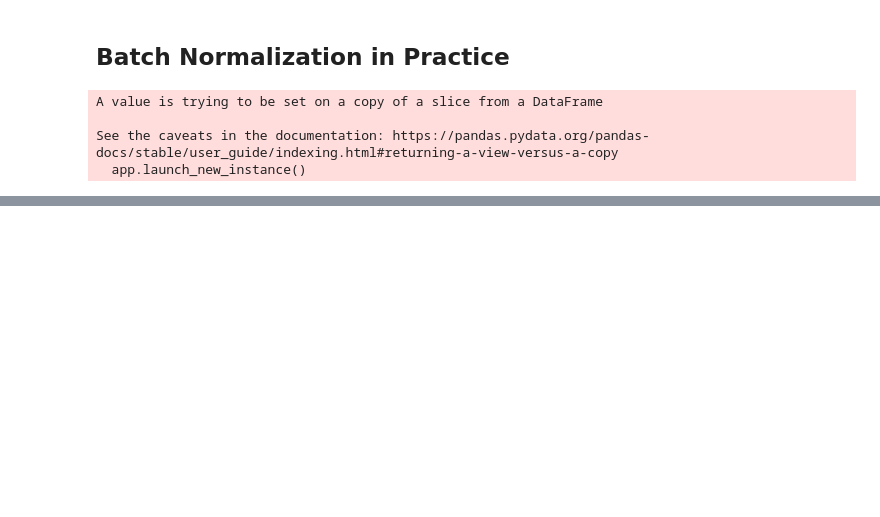
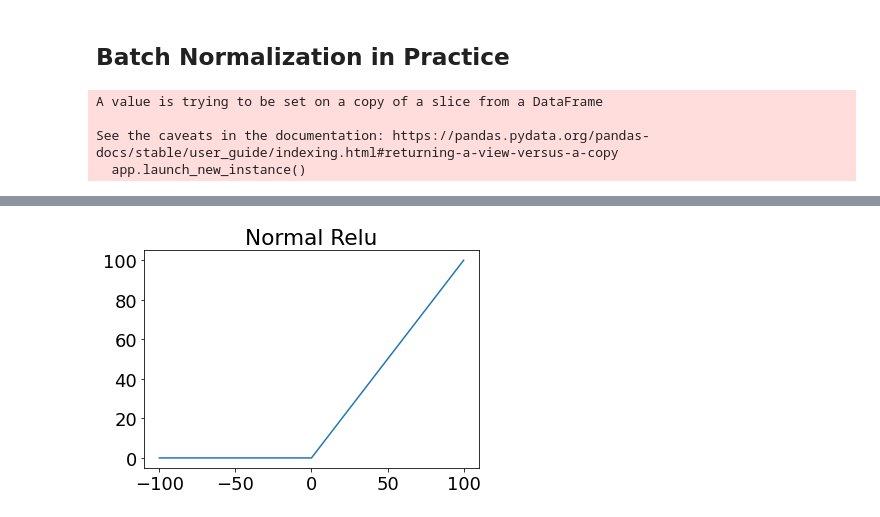
Before and after one commit to ashikshafi08/DUDL-Pytorch, a Jupyter notebook: Metaparameters.ipynb, the cells around one changed output, grey strips where cells are left out. Cells and saved outputs as stored; diff of their text form; code cells hidden in the pictures; blank space fills up the shorter version.

```diff
--- a/Metaparameters.ipynb
+++ b/Metaparameters.ipynb
@@ -585,0 +702,9 @@ plt.show()
+# %%
+# But we can't do this with normal relu function
+x = torch.linspace(-100 , 100 , 101)
+relu_ = torch.nn.ReLU()
+plt.plot(x , relu_(x))
+plt.title('Normal Relu')
+plt.show()
+# %% [output]
+[figure, added]
```
Also changed, not shown: parts of 41 cells of this notebook.
